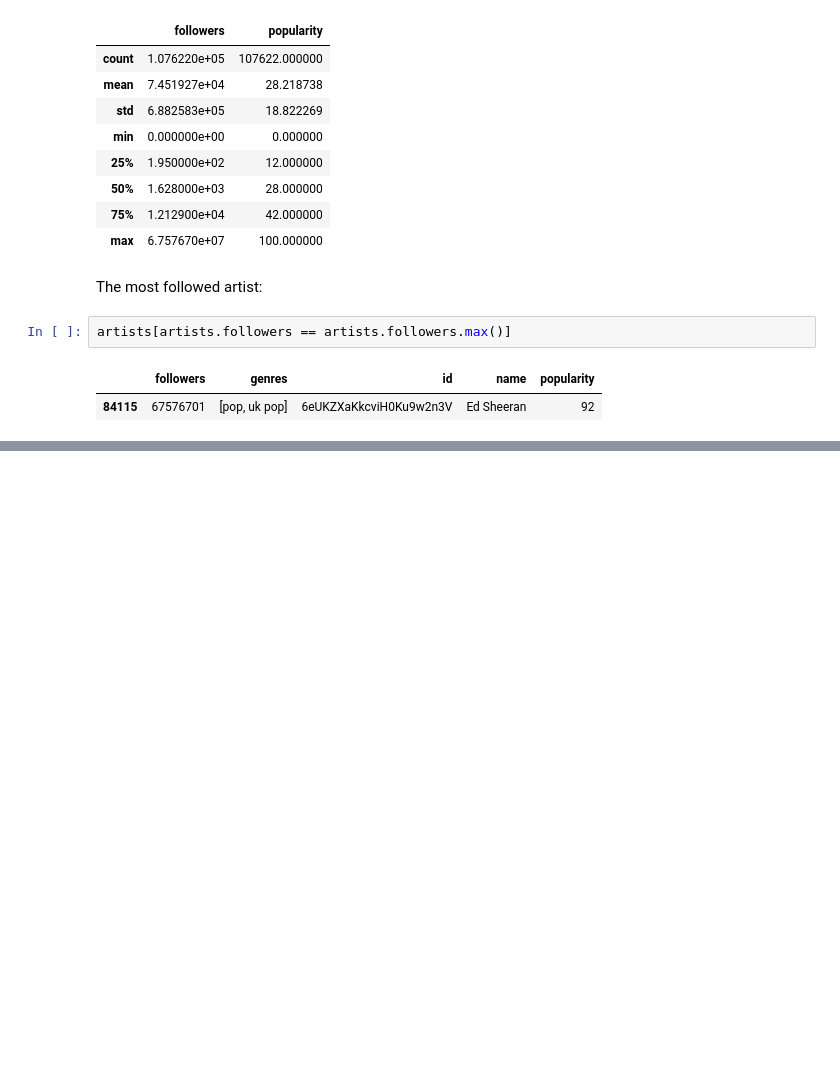
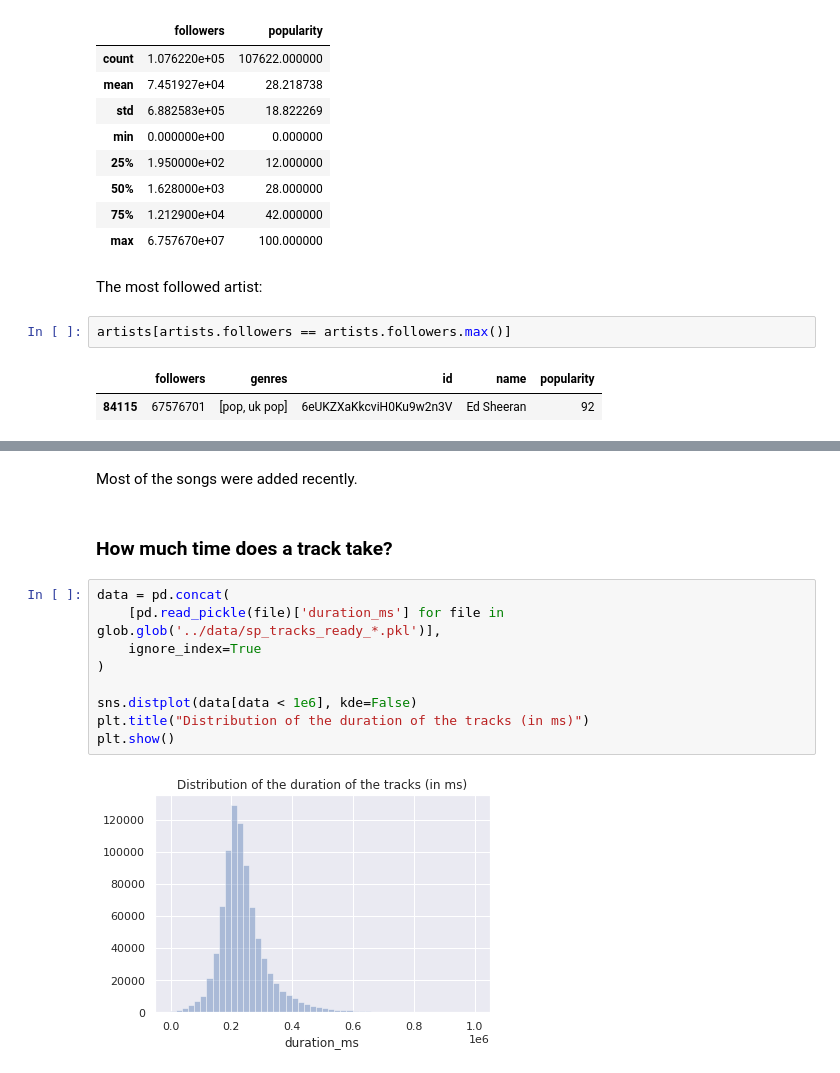
Before and after one commit to lucasresck/espotifai, a Jupyter notebook: notebooks/spotify_analysis.ipynb, the cells around one changed output, grey strips where cells are left out. Saved outputs shown, nothing was run; the diff lists cells and outputs as text; blank space fills up the shorter version.

```diff
--- a/notebooks/spotify_analysis.ipynb
+++ b/notebooks/spotify_analysis.ipynb
@@ -437,0 +486,15 @@ artists[artists.followers == artists.followers.max()]
+# %% [markdown]
+Most of the songs were added recently.
+# %% [markdown]
+### How much time does a track take?
+# %%
+data = pd.concat(
+    [pd.read_pickle(file)['duration_ms'] for file in glob.glob('../data/sp_tracks_ready_*.pkl')],
+    ignore_index=True
+)
+
+sns.distplot(data[data < 1e6], kde=False)
+plt.title("Distribution of the duration of the tracks (in ms)")
+plt.show()
+# %% [output]
+[figure, added]
```
Also changed, not shown: parts of 61 cells of this notebook.
